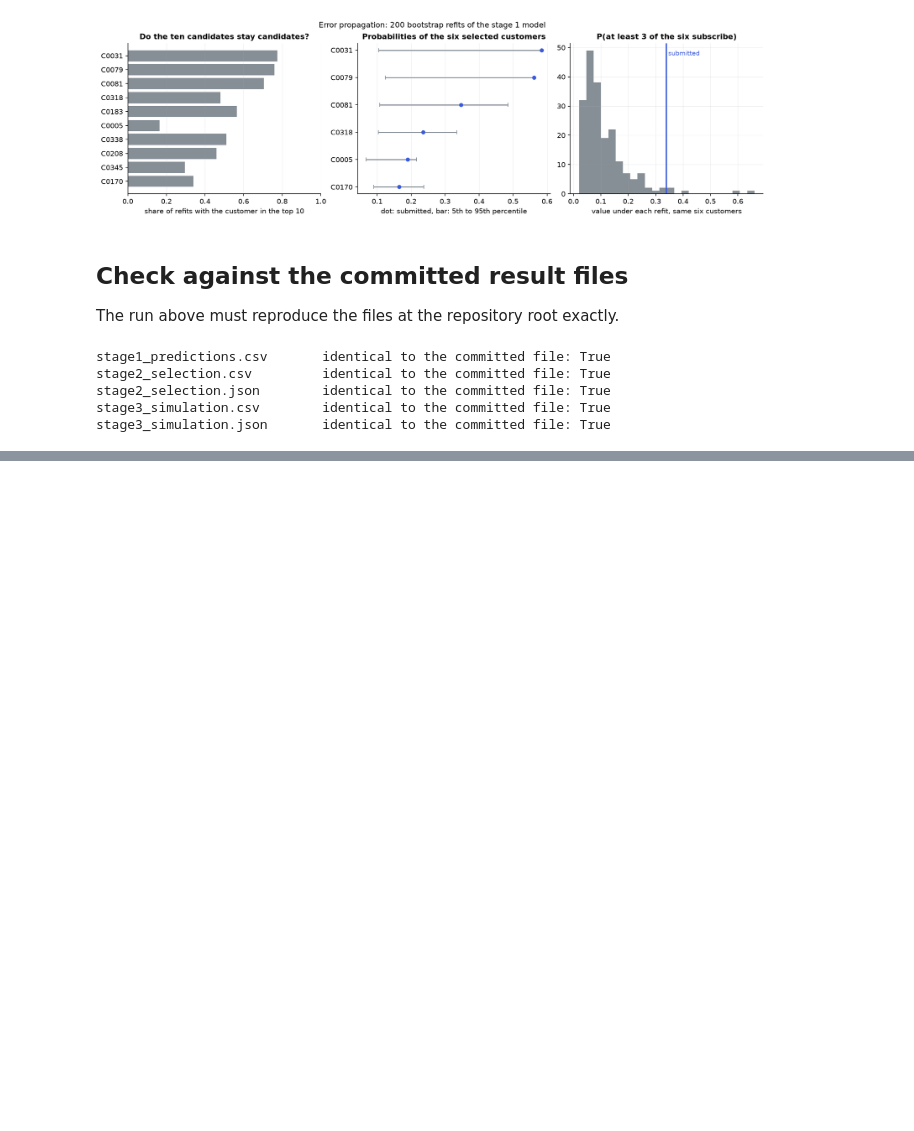
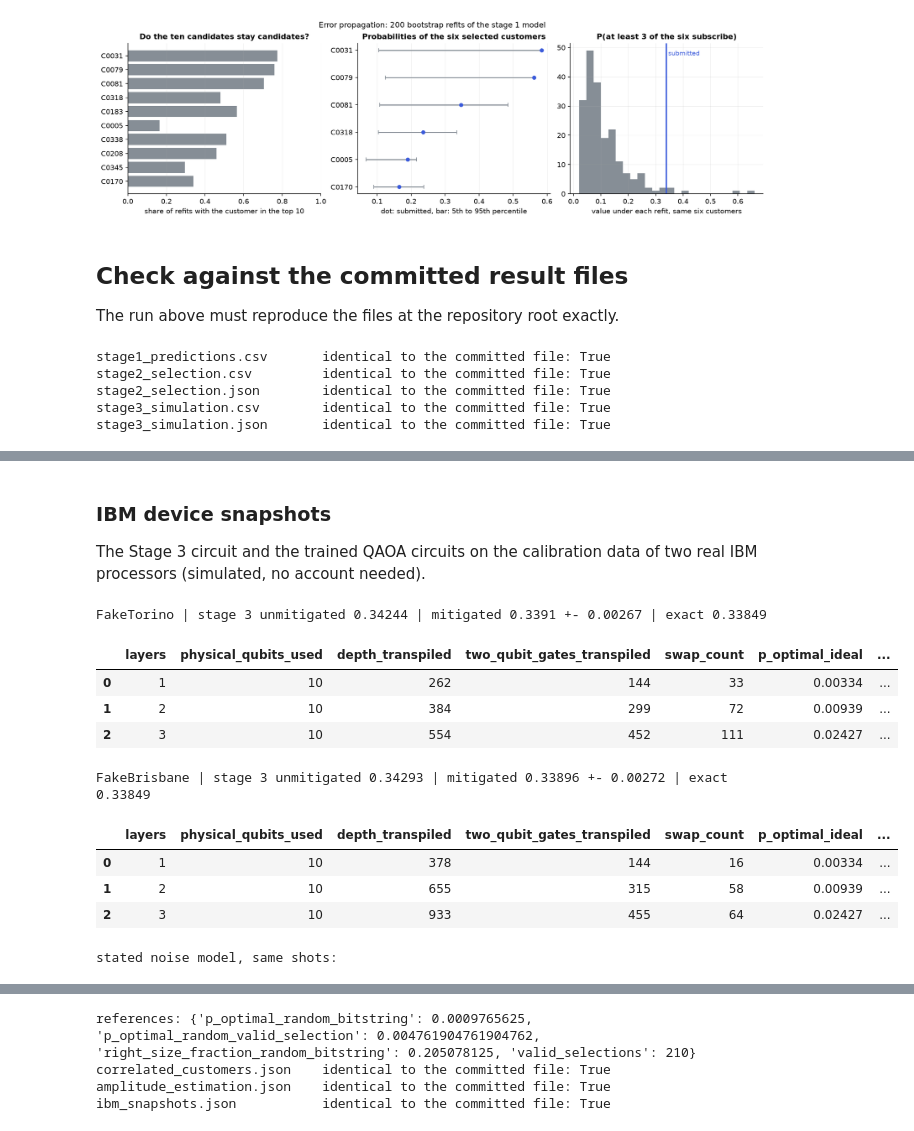
Before and after one commit to sidharth-n/quantum-campaign-targeting, a Jupyter notebook: notebooks/walkthrough.ipynb, the cells around one changed output, grey strips where cells are left out. Saved outputs shown, nothing was run; the diff lists cells and outputs as text; code cells hidden in the pictures; blank space fills up the shorter version.

```diff
--- a/notebooks/walkthrough.ipynb
+++ b/notebooks/walkthrough.ipynb
@@ -314,0 +405,32 @@ stage3_simulation.json       identical to the committed file: True
+# %% [markdown]
+### IBM device snapshots
+
+The Stage 3 circuit and the trained QAOA circuits on the calibration data of two real IBM processors (simulated, no account needed).
+# %%
+for backend in ext["ibm"]["backends"]:
+    s = backend["stage3"]
+    print(backend["snapshot"], "| stage 3 unmitigated", round(s["unmitigated"]["estimate"], 5), "| mitigated", round(s["mitigated"]["estimate"], 5),
+          "+-", round(s["mitigated"]["standard_error"], 5), "| exact", round(s["exact"], 5))
+    display(pd.DataFrame(backend["stage2"])[["layers", "physical_qubits_used", "depth_transpiled", "two_qubit_gates_transpiled", "swap_count",
+            "p_optimal_ideal", "p_optimal", "p_optimal_standard_error", "right_size_fraction", "p_optimal_given_right_size"]].round(5))
+print("stated noise model, same shots:")
+display(pd.DataFrame(ext["ibm"]["stated_noise_model"]["stage2"])[["layers", "depth_transpiled", "two_qubit_gates_transpiled",
+        "p_optimal_ideal", "p_optimal", "p_optimal_standard_error", "right_size_fraction", "p_optimal_given_right_size"]].round(5))
+print("references:", ext["ibm"]["uniform_reference"])
+for name in ["correlated_customers.json", "amplitude_estimation.json", "ibm_snapshots.json"]:
+    same = (ext_out / "results" / "extensions" / name).read_bytes() == (ROOT / "results" / "extensions" / name).read_bytes()
+    print(f"{name:28s} identical to the committed file: {same}")
+    assert same
+shutil.rmtree(ext_out)
+# %% [output]
+FakeTorino | stage 3 unmitigated 0.34244 | mitigated 0.3391 +- 0.00267 | exact 0.33849
+|  | layers | physical_qubits_used | depth_transpiled | two_qubit_gates_transpiled | swap_count | p_optimal_ideal | ... |
+| 0 | 1 | 10 | 262 | 144 | 33 | 0.00334 | ... |
+| 1 | 2 | 10 | 384 | 299 | 72 | 0.00939 | ... |
+| 2 | 3 | 10 | 554 | 452 | 111 | 0.02427 | ... |
+FakeBrisbane | stage 3 unmitigated 0.34293 | mitigated 0.33896 +- 0.00272 | exact 0.33849
+|  | layers | physical_qubits_used | depth_transpiled | two_qubit_gates_transpiled | swap_count | p_optimal_ideal | ... |
+| 0 | 1 | 10 | 378 | 144 | 16 | 0.00334 | ... |
+| 1 | 2 | 10 | 655 | 315 | 58 | 0.00939 | ... |
+| 2 | 3 | 10 | 933 | 455 | 64 | 0.02427 | ... |
+stated noise model, same shots:
@@ -314,0 +441,4 @@ stage3_simulation.json       identical to the committed file: True
+references: {'p_optimal_random_bitstring': 0.0009765625, 'p_optimal_random_valid_selection': 0.004761904761904762, 'right_size_fraction_random_bitstring': 0.205078125, 'valid_selections': 210}
+correlated_customers.json    identical to the committed file: True
+amplitude_estimation.json    identical to the committed file: True
+ibm_snapshots.json           identical to the committed file: True
```
Also changed, not shown: parts of 8 cells of this notebook, 23 other files.
